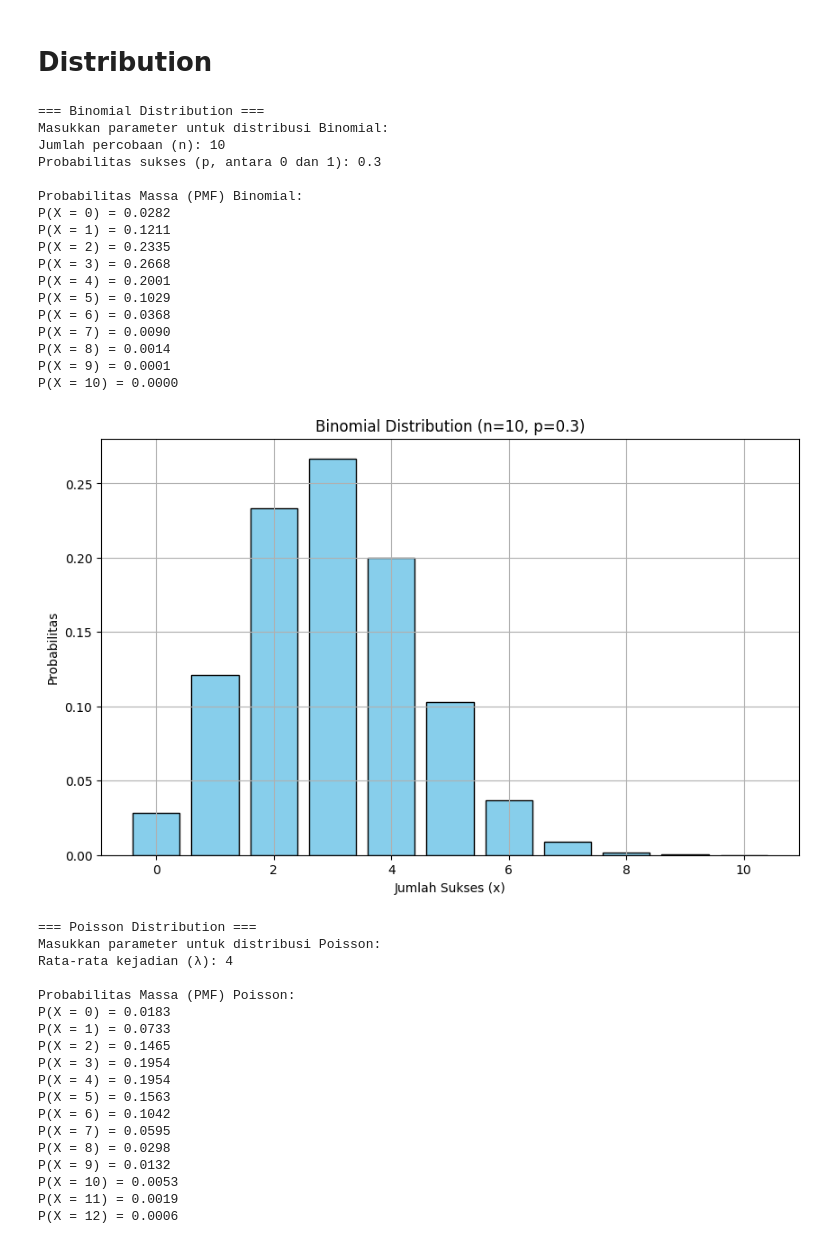
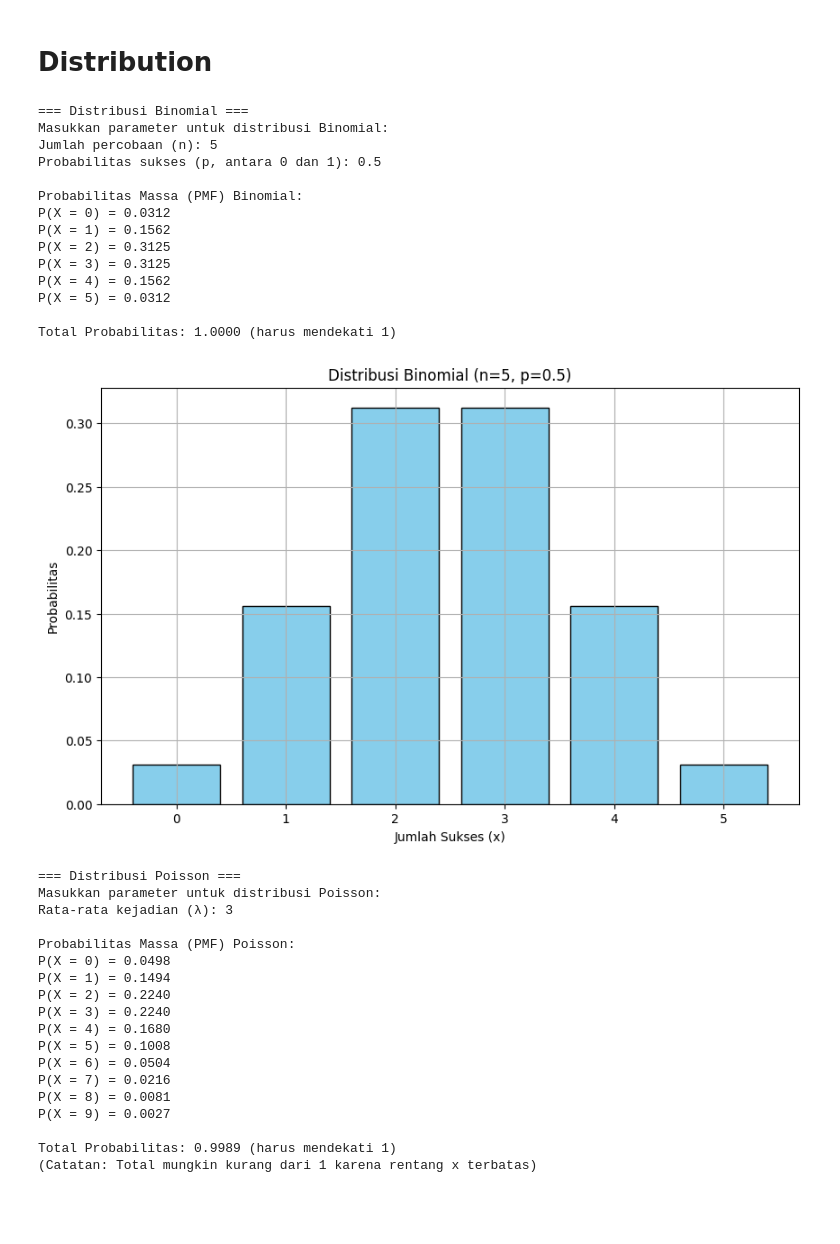
Before and after one commit to signofcommunication/Statistic-Probality, a Jupyter notebook: Statistika_&_Probalitas.ipynb, the cells around one changed output. Cells and saved outputs as stored; diff of their text form; code cells hidden in the pictures; blank space fills up the shorter version.

```diff
--- a/Statistika_&_Probalitas.ipynb
+++ b/Statistika_&_Probalitas.ipynb
@@ -232,8 +232,8 @@ def plot_distribution(x, pmf, title, xlabel):
     plt.grid(True)
     plt.show()
 
-# Binomial Distribution
-print("=== Binomial Distribution ===")
+# Distribusi Binomial
+print("=== Distribusi Binomial ===")
 print("Masukkan parameter untuk distribusi Binomial:")
 try:
     n = int(input("Jumlah percobaan (n): "))  # Jumlah percobaan
@@ -253,69 +253,77 @@ try:
     for x, prob in zip(x_binom, binom_pmf):
         print(f"P(X = {x}) = {prob:.4f}")
 
+    # Verifikasi total probabilitas
+    total_prob_binom = sum(binom_pmf)
+    print(f"\nTotal Probabilitas: {total_prob_binom:.4f} (harus mendekati 1)")
+
     # Plot distribusi binomial
-    plot_distribution(x_binom, binom_pmf, f'Binomial Distribution (n={n}, p={p})', 'Jumlah Sukses (x)')
+    plot_distribution(x_binom, binom_pmf, f'Distribusi Binomial (n={n}, p={p})', 'Jumlah Sukses (x)')
+
 except ValueError as e:
     print(f"Error: {e}")
     exit()
 
-# Poisson Distribution
-print("\n=== Poisson Distribution ===")
+# Distribusi Poisson
+print("\n=== Distribusi Poisson ===")
 print("Masukkan parameter untuk distribusi Poisson:")
 try:
     lambda_poisson = float(input("Rata-rata kejadian (λ): "))  # Rata-rata kejadian per interval
     if lambda_poisson < 0:
         raise ValueError("Lambda (λ) harus non-negatif!")
 
     # Rentang nilai x (0 sampai batas praktis, misalnya 3λ atau lebih)
     x_poisson = np.arange(0, int(lambda_poisson * 3) + 1)
     # Probabilitas massa (PMF) untuk setiap x
     poisson_pmf = poisson.pmf(x_poisson, lambda_poisson)
 
     # Output hasil
     print("\nProbabilitas Massa (PMF) Poisson:")
     for x, prob in zip(x_poisson, poisson_pmf):
         print(f"P(X = {x}) = {prob:.4f}")
 
+    # Verifikasi total probabilitas
+    total_prob_poisson = sum(poisson_pmf)
+    print(f"\nTotal Probabilitas: {total_prob_poisson:.4f} (harus mendekati 1)")
+    print("(Catatan: Total mungkin kurang dari 1 karena rentang x terbatas)")
+
     # Plot distribusi Poisson
-    plot_distribution(x_poisson, poisson_pmf, f'Poisson Distribution (λ={lambda_poisson})', 'Jumlah Kejadian (x)')
+    plot_distribution(x_poisson, poisson_pmf, f'Distribusi Poisson (λ={lambda_poisson})', 'Jumlah Kejadian (x)')
+
 except ValueError as e:
     print(f"Error: {e}")
     exit()
 # %% [output]
-=== Binomial Distribution ===
+=== Distribusi Binomial ===
 Masukkan parameter untuk distribusi Binomial:
-Jumlah percobaan (n): 10
-Probabilitas sukses (p, antara 0 dan 1): 0.3
+Jumlah percobaan (n): 5
+Probabilitas sukses (p, antara 0 dan 1): 0.5
 
 Probabilitas Massa (PMF) Binomial:
-P(X = 0) = 0.0282
-P(X = 1) = 0.1211
-P(X = 2) = 0.2335
-P(X = 3) = 0.2668
-P(X = 4) = 0.2001
-P(X = 5) = 0.1029
-P(X = 6) = 0.0368
-P(X = 7) = 0.0090
-P(X = 8) = 0.0014
-P(X = 9) = 0.0001
-P(X = 10) = 0.0000
+P(X = 0) = 0.0312
+P(X = 1) = 0.1562
+P(X = 2) = 0.3125
+P(X = 3) = 0.3125
+P(X = 4) = 0.1562
+P(X = 5) = 0.0312
+
+Total Probabilitas: 1.0000 (harus mendekati 1)
-[figure, old version]
+[figure, new version]
-=== Poisson Distribution ===
+=== Distribusi Poisson ===
 Masukkan parameter untuk distribusi Poisson:
-Rata-rata kejadian (λ): 4
+Rata-rata kejadian (λ): 3
 
 Probabilitas Massa (PMF) Poisson:
-P(X = 0) = 0.0183
-P(X = 1) = 0.0733
-P(X = 2) = 0.1465
-P(X = 3) = 0.1954
-P(X = 4) = 0.1954
-P(X = 5) = 0.1563
-P(X = 6) = 0.1042
-P(X = 7) = 0.0595
-P(X = 8) = 0.0298
-P(X = 9) = 0.0132
-P(X = 10) = 0.0053
-P(X = 11) = 0.0019
-P(X = 12) = 0.0006
+P(X = 0) = 0.0498
+P(X = 1) = 0.1494
+P(X = 2) = 0.2240
+P(X = 3) = 0.2240
+P(X = 4) = 0.1680
+P(X = 5) = 0.1008
+P(X = 6) = 0.0504
+P(X = 7) = 0.0216
+P(X = 8) = 0.0081
+P(X = 9) = 0.0027
+
+Total Probabilitas: 0.9989 (harus mendekati 1)
+(Catatan: Total mungkin kurang dari 1 karena rentang x terbatas)
```
Also changed, not shown: parts of 1 cell of this notebook.
